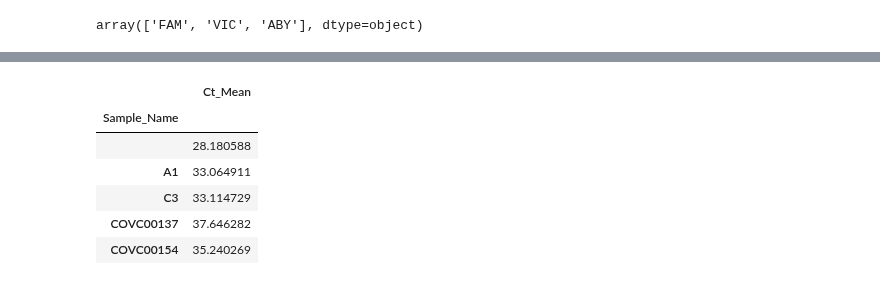
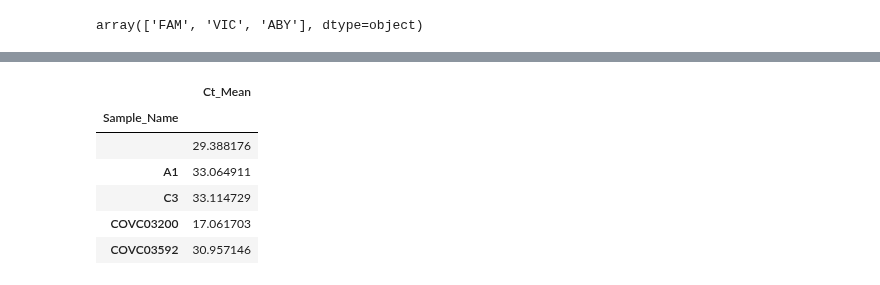
Before and after one commit to ousodaniel/SARS-CoV-2-Data-Workflows, a Jupyter notebook: retrieve-sapmles-cts.ipynb, the cells around one changed output, grey strips where cells are left out. Saved outputs shown, nothing was run; the diff lists cells and outputs as text; code cells hidden in the pictures.

```diff
--- a/retrieve-sapmles-cts.ipynb
+++ b/retrieve-sapmles-cts.ipynb
@@ -29,7 +33,8 @@ pd.to_datetime(' '.join('2020-10-29 15:46:45 PM EAT'.split(' ')[:-2]), yearfirst
 # %% [output]
 Timestamp('2020-10-29 15:46:45')
 # %%
-cols2 = ['Sample Name', 'Reporter', 'CT', 'Ct Mean', 'Cт', 'Cт Mean']
+cols2 = ['Sample Name', 'Reporter', 'CT', 'Ct Mean', 'Cт', 'Cт Mean', 'Well']
+cols2b = ['Sample Name', 'Reporter', 'CT', 'Ct Mean', 'Cт', 'Cт Mean', 'Well Position']
 
 counts = 0
 
@@ -41,9 +46,12 @@ for sheet in sheets:
         count2 += 1
         if row[1] == 'Experiment Run End Time':
             expt_run_date = pd.to_datetime(' '.join(row[2].split(' ')[:-2]), yearfirst=True)
-        elif row[1] == 'Well':
+        elif row[1] == 'Well' and row[2] != 'Well Position':
             df = pd.read_excel(f'{base_dir}/{sheet}', 'Results', header=count2)
             cols3 = list(set(df.columns) & set(cols2))
+        elif row[1] == 'Well' and row[2] == 'Well Position':
+            df = pd.read_excel(f'{base_dir}/{sheet}', 'Results', header=count2)
+            cols3 = list(set(df.columns) & set(cols2b))
 #             print(cols3)
 #             print(list(df.columns))
             df2 = df[sorted(cols3)]
@@ -128,7 +137,7 @@ def cov_rename(x):
         int(x)
         x = str(x).replace(str(x), f'COVC{str(x)}')
     except (ValueError, AttributeError, TypeError): x = str(x).replace(' ', '')
-    return x
+    return x.replace('COVC_', 'COVC0')
 # %% [raw]
 def cov_rename(x):
     if 'COV' in str(x) and 'COVC' not in str(x):
@@ -164,4 +168,4 @@ data5.head()
 # %%
-(data5.sort_values(['Sample_Name', 'Reporter', 'Dt_Run'])
- .drop_duplicates(['Sample_Name', 'Reporter'], keep='last', inplace=True))
+data6 = (data5.sort_values(['Sample_Name', 'Reporter', 'Dt_Run'])
+ .drop_duplicates(['Sample_Name', 'Reporter'], keep='last', inplace=False))
 # %%
@@ -183,12 +187,12 @@ data5[data5['Sample_Name'].str.contains('COVC') == False]#['Dt_Run'].unique()
 # %%
-data6 = data5.sort_values(['Sample_Name']).groupby('Sample_Name').mean()
+data7 = data6.sort_values(['Sample_Name']).groupby('Sample_Name').mean()
 # %%
-data6.head()
+data7.head()
 # %% [output]
 |  | Ct_Mean |
 | Sample_Name |  |
-|  | 28.180588 |
+|  | 29.388176 |
 | A1 | 33.064911 |
 | C3 | 33.114729 |
-| COVC00137 | 37.646282 |
-| COVC00154 | 35.240269 |
+| COVC03200 | 17.061703 |
+| COVC03592 | 30.957146 |
```
Also changed, not shown: parts of 14 cells of this notebook, 2 other files.
